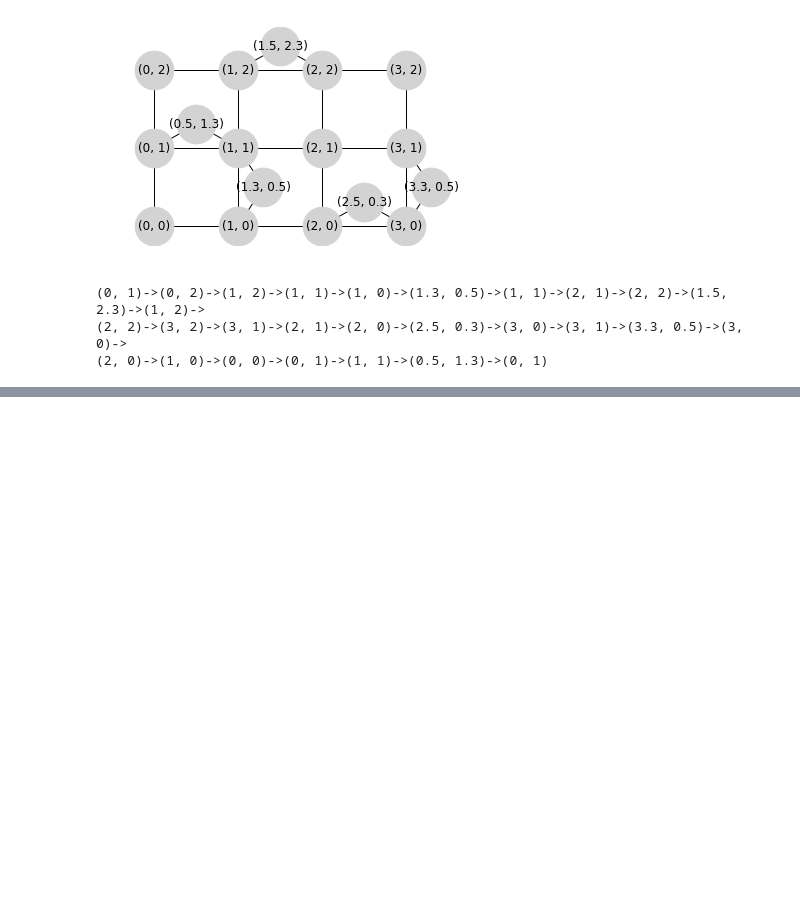
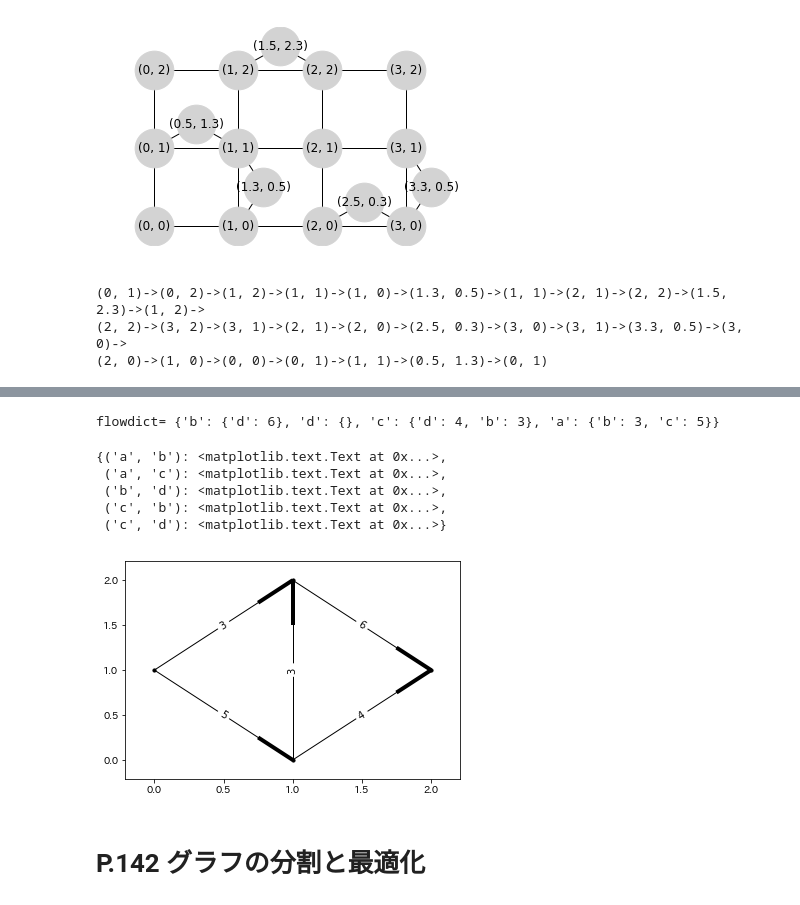
Before and after one commit to tetra00/python_numerical_optimization, a Jupyter notebook: Section4_GraphOptimiztion.ipynb, the cells around one changed output, grey strips where cells are left out. Saved outputs shown, nothing was run; the diff lists cells and outputs as text; code cells hidden in the pictures; blank space fills up the shorter version.

```diff
--- a/Section4_GraphOptimiztion.ipynb
+++ b/Section4_GraphOptimiztion.ipynb
@@ -382,0 +547,35 @@ print(start)
+# %%
+# 最小カット問題
+G = nx.DiGraph()
+G.add_node('a', demand=-8)
+G.add_node('b', demand=0)
+G.add_node('c', demand=-2)
+G.add_node('d', demand=10)
+
+G.add_edge('a','b',weight=3, capacity= 3)
+G.add_edge('a','c',weight=6, capacity=10)
+G.add_edge('b','d',weight=1, capacity= 6)
+G.add_edge('c','d',weight=4, capacity=10)
+G.add_edge('c','b',weight=2, capacity= 5)
+
+# グラフGのノード1から6までの最大流を求める
+flowdict = nx.min_cost_flow(G)
+
+print('flowdict=',flowdict)
+# %% [output]
+flowdict= {'b': {'d': 6}, 'd': {}, 'c': {'d': 4, 'b': 3}, 'a': {'b': 3, 'c': 5}}
+# %%
+pos = {'a':(0,1), 'b':(1,2), 'c':(1,0), 'd':(2,1)}
+edge_labels = {(u,v):flowdict[u][v] for (u,v) in G.edges()}
+
+nx.draw_networkx(G, pos=pos, node_color='k', node_size=10, with_labels=False)
+nx.draw_networkx_edge_labels(G, pos=pos, edge_labels = edge_labels, width=5)
+# %% [output]
+{('a', 'b'): <matplotlib.text.Text at 0x...>,
+ ('a', 'c'): <matplotlib.text.Text at 0x...>,
+ ('b', 'd'): <matplotlib.text.Text at 0x...>,
+ ('c', 'b'): <matplotlib.text.Text at 0x...>,
+ ('c', 'd'): <matplotlib.text.Text at 0x...>}
+[figure, added]
+# %% [markdown]
+# P.142 グラフの分割と最適化
```
Also changed, not shown: parts of 9 cells of this notebook.
